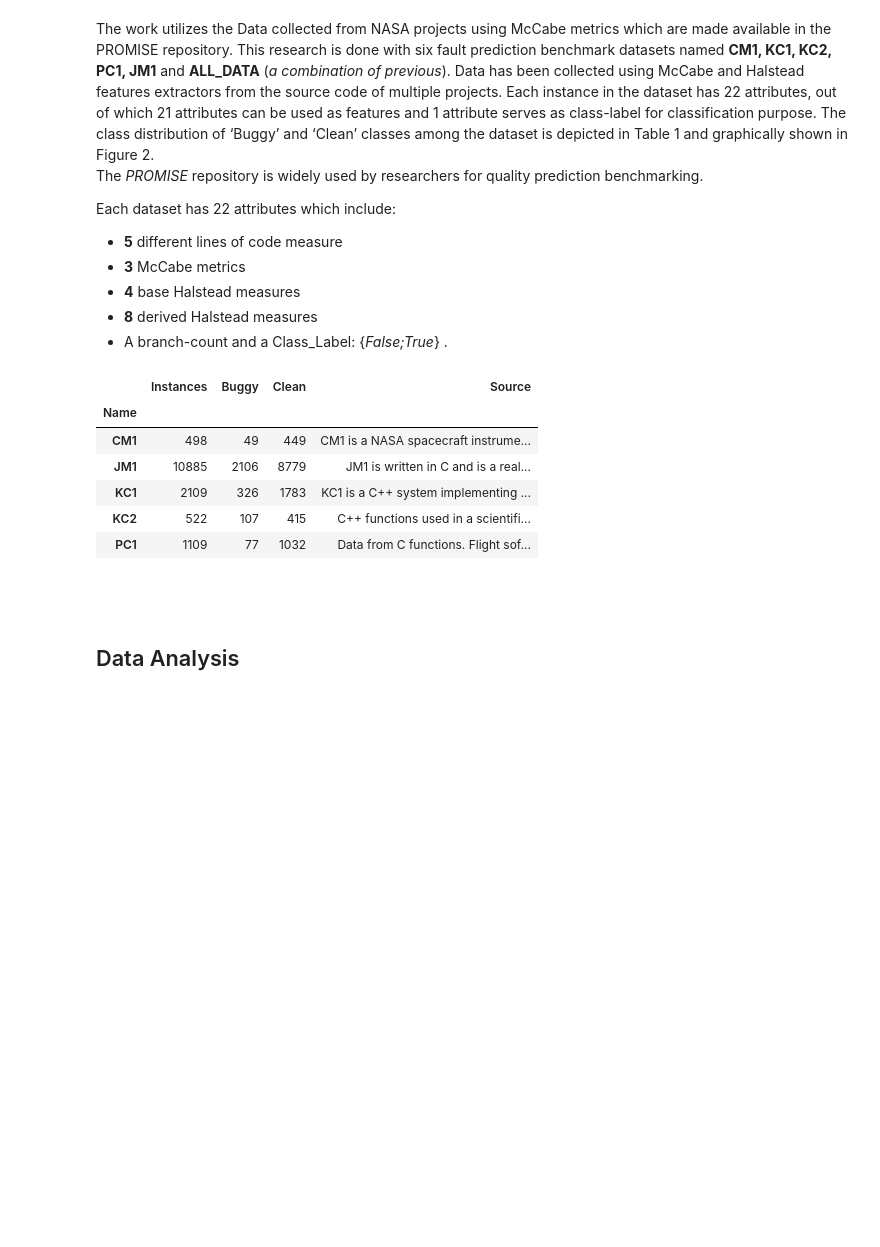
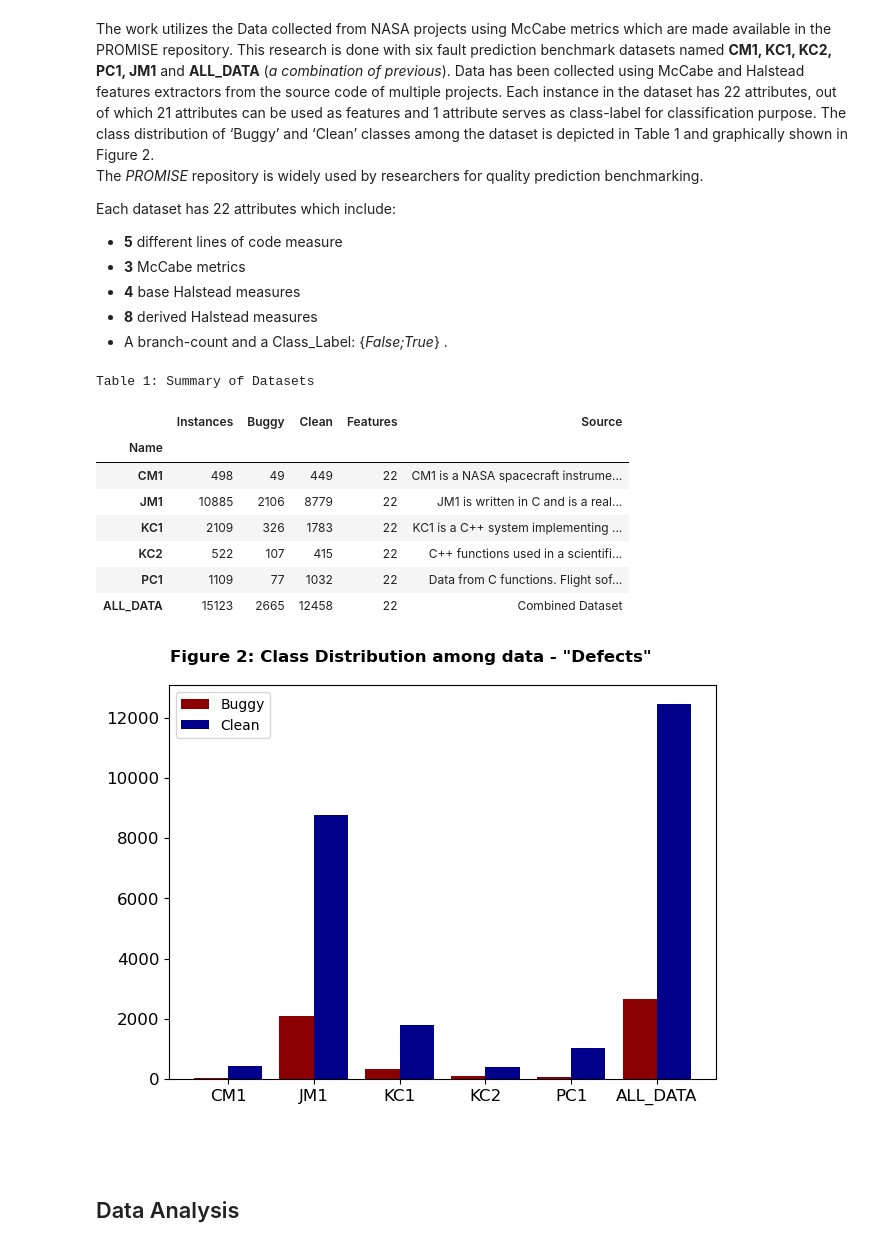
Before and after one commit to zurlog/MLDS_PR104, a Jupyter notebook: scripts/pr104.ipynb, the cells around one changed output. Saved outputs shown, nothing was run; the diff lists cells and outputs as text; code cells hidden in the pictures; blank space fills up the shorter version.

```diff
--- a/scripts/pr104.ipynb
+++ b/scripts/pr104.ipynb
@@ -66,22 +68,21 @@ Each dataset has 22 attributes which include:
-# %%
-table1 = pd.read_csv(DATA_PATH + "\Datasets_Summ.csv")
-table1.set_index('Name', inplace=True)
-table1.drop('Features', axis=1, inplace=True)
-table1.insert(2,'Clean',table1['Instances'] -  table1['Buggy'])
-# NOW INSERT NEW ROW WITH SUMS
-table1["Source"] = table1["Source"].str.replace("\n", "<br />")
-html_table1 = table1.style.to_html()
-HTML(html_table1)
-# %% [output]
-|  | Instances | Buggy | Clean | Source |
-| Name |  |  |  |  |
-| CM1 | 498 | 49 | 449 | CM1 is a NASA spacecraft instrume... |
-| JM1 | 10885 | 2106 | 8779 | JM1 is written in C and is a real... |
-| KC1 | 2109 | 326 | 1783 | KC1 is a C++ system implementing ... |
-| KC2 | 522 | 107 | 415 | C++ functions used in a scientifi... |
-| PC1 | 1109 | 77 | 1032 | Data from C functions. Flight sof... |
-# %% [markdown]
-<br>
+# %%
+output = data_summary('Datasets_Summ', 'Name')
+display(output[0])
+print()
+output[1]
+# %% [output]
+Table 1: Summary of Datasets
+|  | Instances | Buggy | Clean | Features | Source |
+| Name |  |  |  |  |  |
+| CM1 | 498 | 49 | 449 | 22 | CM1 is a NASA spacecraft instrume... |
+| JM1 | 10885 | 2106 | 8779 | 22 | JM1 is written in C and is a real... |
+| KC1 | 2109 | 326 | 1783 | 22 | KC1 is a C++ system implementing ... |
+| KC2 | 522 | 107 | 415 | 22 | C++ functions used in a scientifi... |
+| PC1 | 1109 | 77 | 1032 | 22 | Data from C functions. Flight sof... |
+| ALL_DATA | 15123 | 2665 | 12458 | 22 | Combined Dataset |
+[figure, added]
+# %% [markdown]
+<br>
 # %% [markdown]
 ## Data Analysis <a class='anchor' id='analysis'></a>
 # %% [markdown]
```
Also changed, not shown: parts of 1 cell of this notebook, 4 other files.
